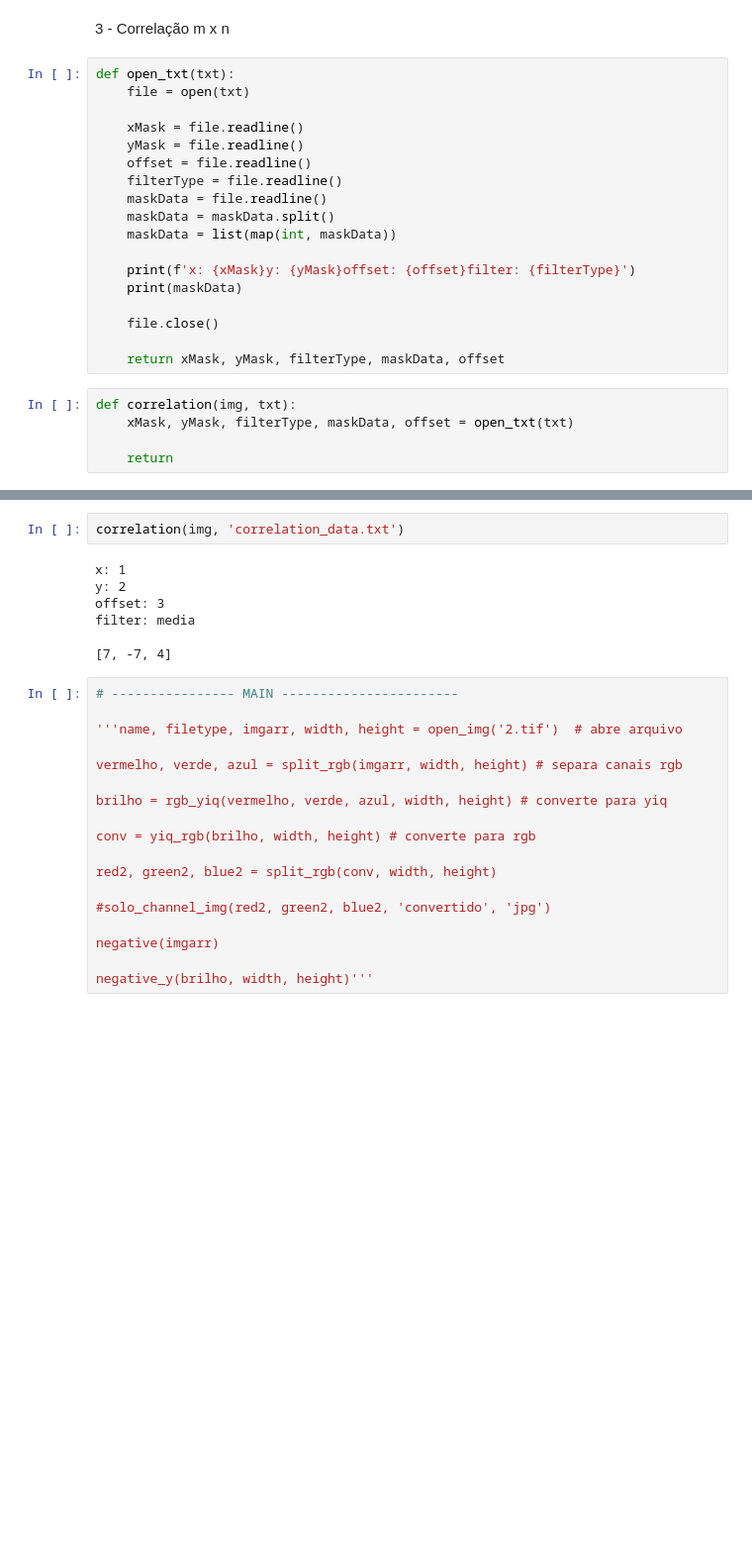
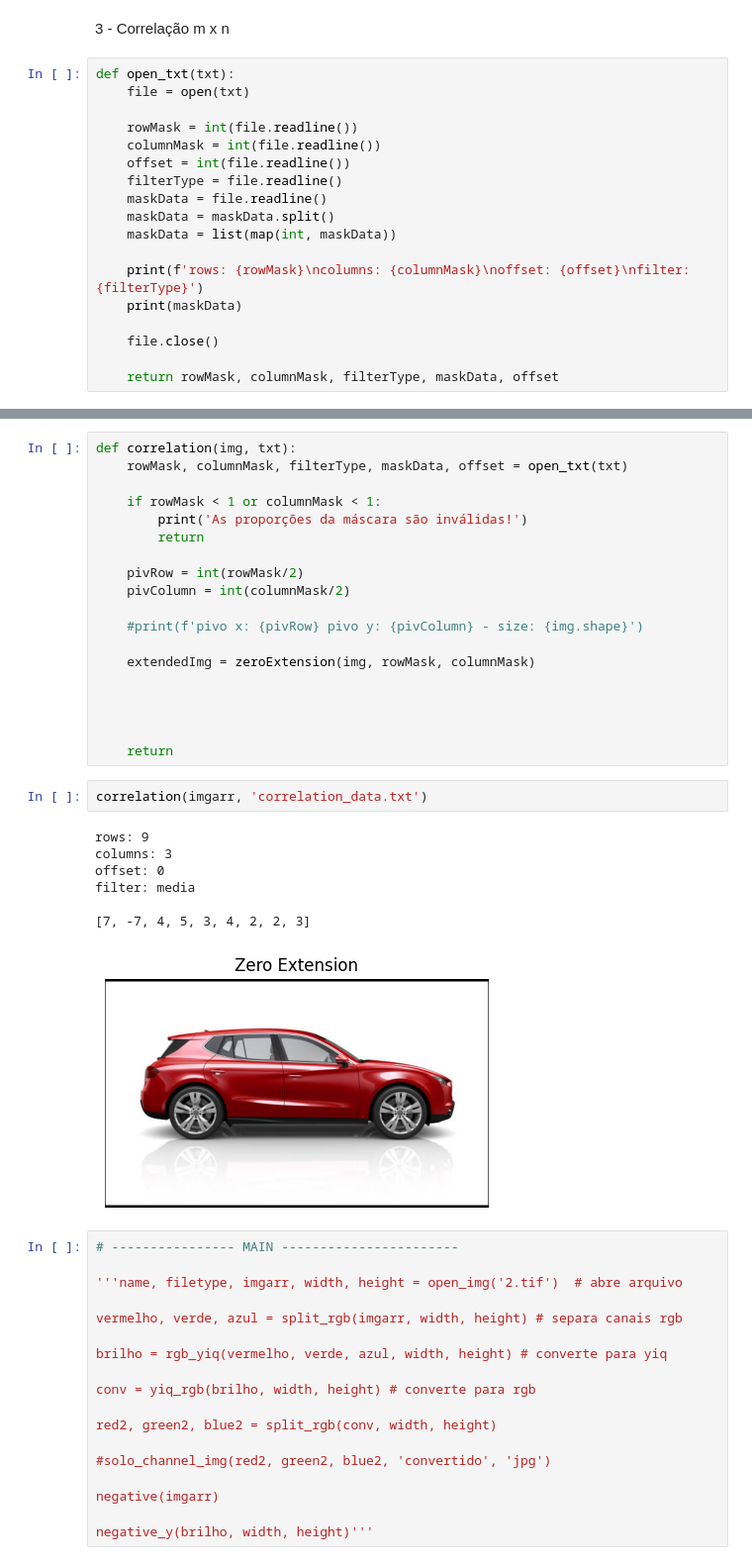
Before and after one commit to ezequieltjo/PDI_Project_1, a Jupyter notebook: PDI.ipynb, the cells around one changed output, grey strips where cells are left out. Shown at 99% size. Cells and saved outputs as stored; diff of their text form; blank space fills up the shorter version.

Commit message:
função de extensao com zeros criada

```diff
--- a/PDI.ipynb
+++ b/PDI.ipynb
@@ -395,22 +395,17 @@ out = median_filter(imgarr, width, height, 5, 5)
 def open_txt(txt):
     file = open(txt)
 
-    xMask = file.readline()
-    yMask = file.readline()
-    offset = file.readline()
+    rowMask = int(file.readline())
+    columnMask = int(file.readline())
+    offset = int(file.readline())
     filterType = file.readline()
     maskData = file.readline()
     maskData = maskData.split()
     maskData = list(map(int, maskData))
 
-    print(f'x: {xMask}y: {yMask}offset: {offset}filter: {filterType}')
+    print(f'rows: {rowMask}\ncolumns: {columnMask}\noffset: {offset}\nfilter: {filterType}')
     print(maskData)
 
     file.close()
 
-    return xMask, yMask, filterType, maskData, offset
+    return rowMask, columnMask, filterType, maskData, offset
-# %%
-def correlation(img, txt):
-    xMask, yMask, filterType, maskData, offset = open_txt(txt)
-
-    return
@@ -417,12 +463,32 @@ def correlation(img, txt):
+# %%
+def correlation(img, txt):
+    rowMask, columnMask, filterType, maskData, offset = open_txt(txt)
+
+    if rowMask < 1 or columnMask < 1:
+        print('As proporções da máscara são inválidas!')
+        return
+
+    pivRow = int(rowMask/2)
+    pivColumn = int(columnMask/2)
+
+    #print(f'pivo x: {pivRow} pivo y: {pivColumn} - size: {img.shape}')
+
+    extendedImg = zeroExtension(img, rowMask, columnMask)
+
+
+
+
+    return
 # %%
-correlation(img, 'correlation_data.txt')
+correlation(imgarr, 'correlation_data.txt')
 # %% [output]
-x: 1
-y: 2
-offset: 3
+rows: 9
+columns: 3
+offset: 0
 filter: media
 
-[7, -7, 4]
+[7, -7, 4, 5, 3, 4, 2, 2, 3]
+[figure, added]
 # %%
 # ---------------- MAIN -----------------------
 
```
Also changed, not shown: parts of 2 cells of this notebook, 2 other files.
